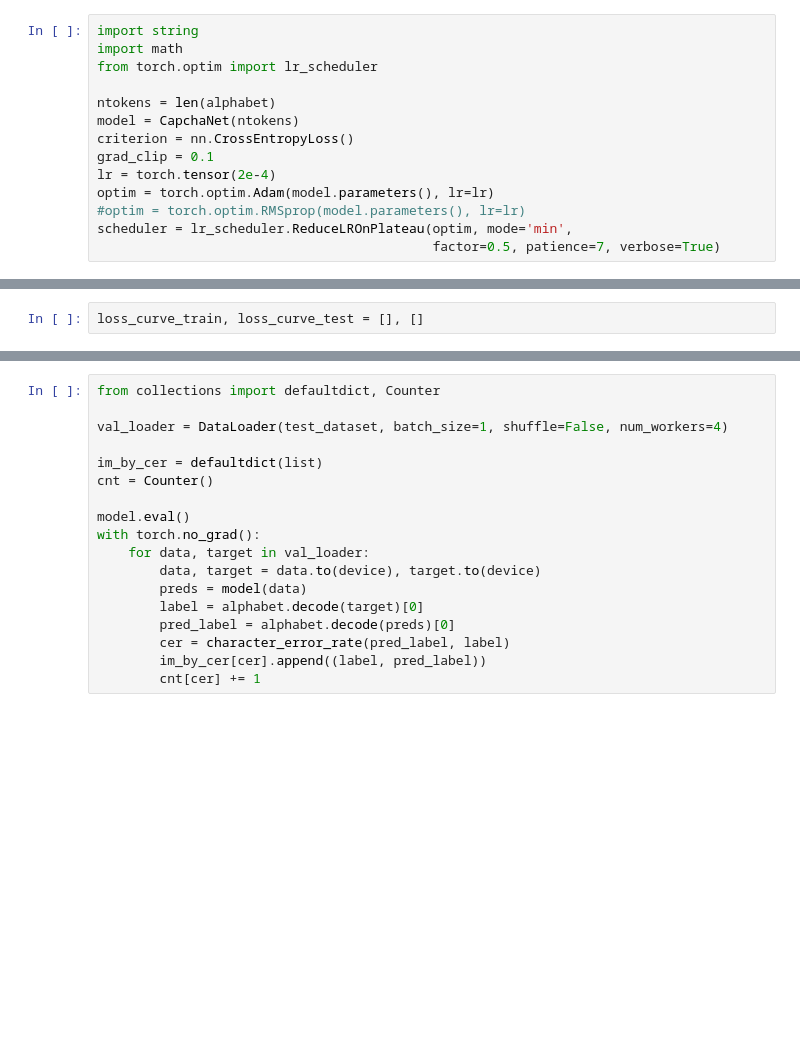
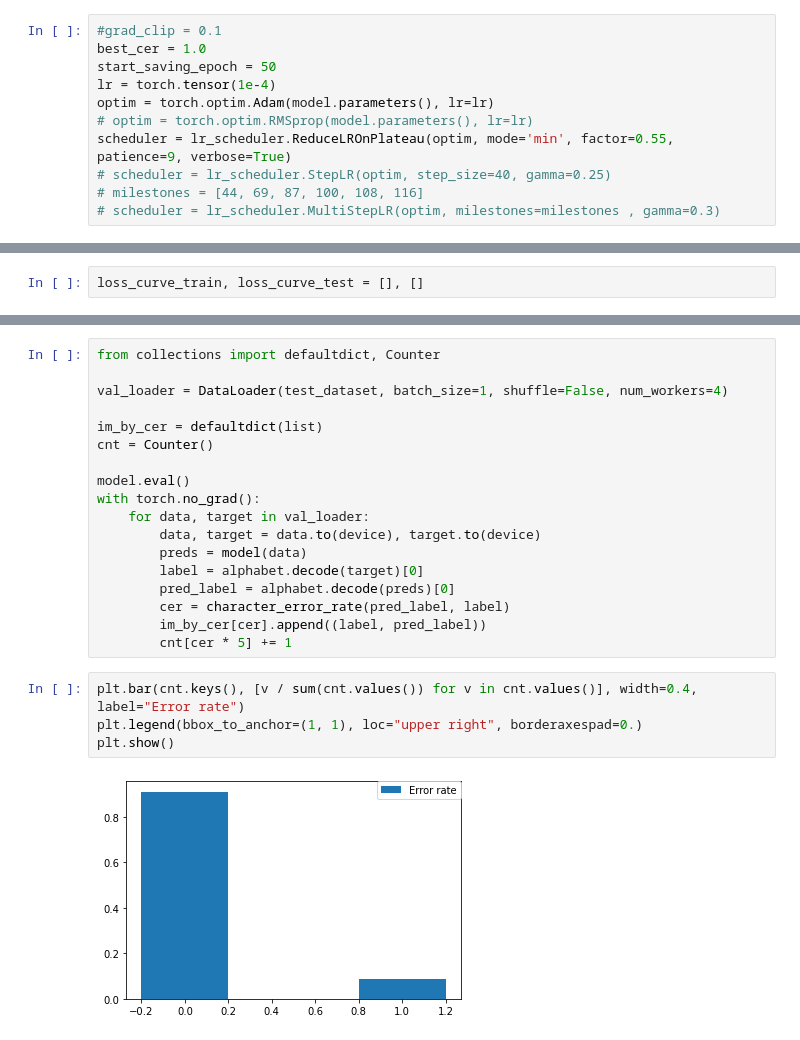
Before and after one commit to dqdp/capcha_crnn, a Jupyter notebook: CRNN.ipynb, the cells around one changed output, grey strips where cells are left out. Saved outputs shown, nothing was run; the diff lists cells and outputs as text; blank space fills up the shorter version.

```diff
--- a/CRNN.ipynb
+++ b/CRNN.ipynb
@@ -228,17 +237,14 @@ class CapchaNet(Module):
 # %%
-import string
-import math
-from torch.optim import lr_scheduler
-
-ntokens = len(alphabet)
-model = CapchaNet(ntokens)
-criterion = nn.CrossEntropyLoss()
-grad_clip = 0.1
-lr = torch.tensor(2e-4)
+#grad_clip = 0.1
+best_cer = 1.0
+start_saving_epoch = 50
+lr = torch.tensor(1e-4)
 optim = torch.optim.Adam(model.parameters(), lr=lr)
-#optim = torch.optim.RMSprop(model.parameters(), lr=lr)
-scheduler = lr_scheduler.ReduceLROnPlateau(optim, mode='min',
-                                           factor=0.5, patience=7, verbose=True)
+# optim = torch.optim.RMSprop(model.parameters(), lr=lr)
+scheduler = lr_scheduler.ReduceLROnPlateau(optim, mode='min', factor=0.55, patience=9, verbose=True)
+# scheduler = lr_scheduler.StepLR(optim, step_size=40, gamma=0.25)
+# milestones = [44, 69, 87, 100, 108, 116]
+# scheduler = lr_scheduler.MultiStepLR(optim, milestones=milestones , gamma=0.3)
 # %%
 device = torch.device("cuda" if torch.cuda.is_available() else "cpu")
 print(device)
@@ -386,4 +397,10 @@ with torch.no_grad():
         pred_label = alphabet.decode(preds)[0]
         cer = character_error_rate(pred_label, label)
         im_by_cer[cer].append((label, pred_label))
-        cnt[cer] += 1
+        cnt[cer * 5] += 1
+# %%
+plt.bar(cnt.keys(), [v / sum(cnt.values()) for v in cnt.values()], width=0.4, label="Error rate")
+plt.legend(bbox_to_anchor=(1, 1), loc="upper right", borderaxespad=0.)
+plt.show()
+# %% [output]
+[figure, added]
```
Also changed, not shown: parts of 23 cells of this notebook.
